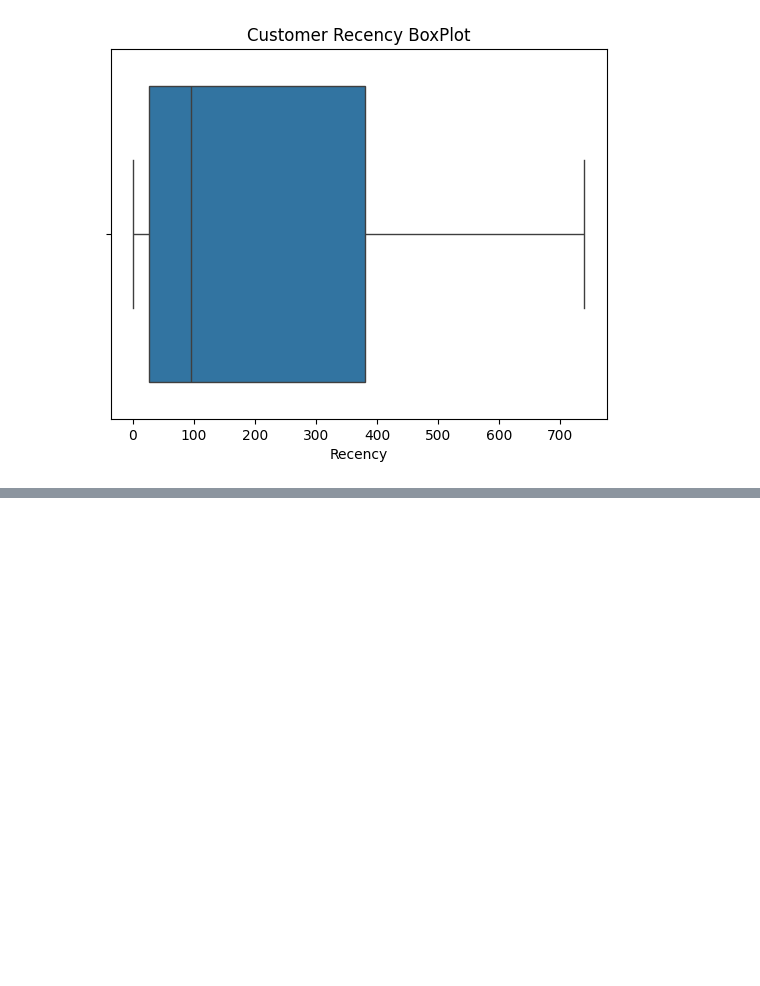
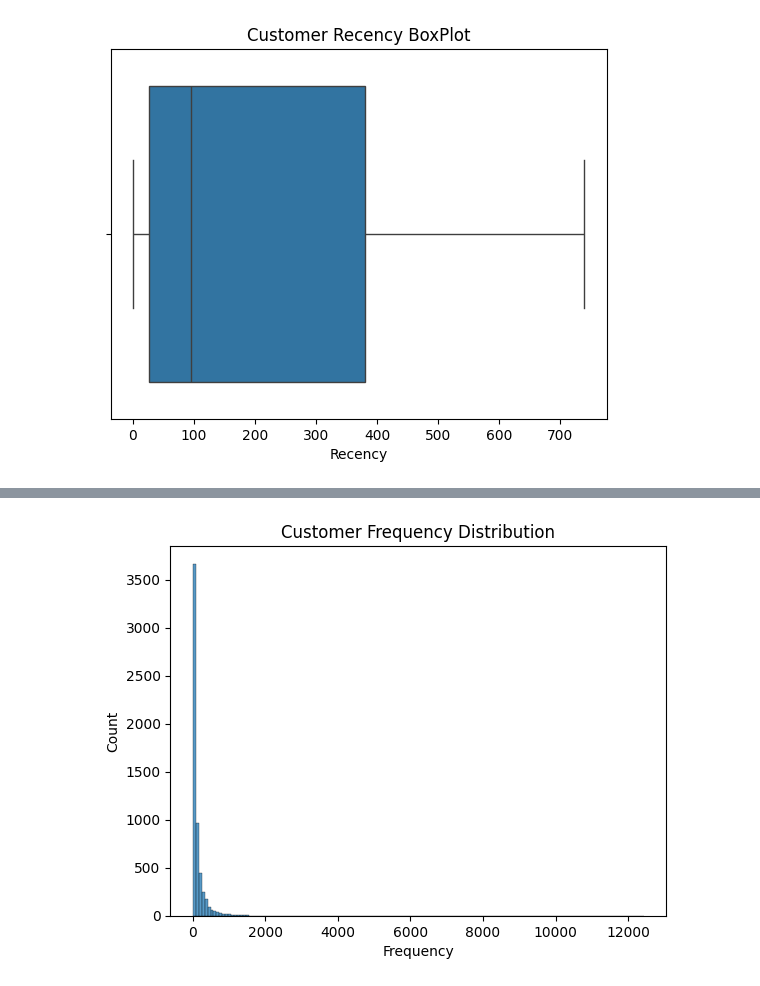
Before and after one commit to AmaKings9/online-retail-customer-analysis, a Jupyter notebook: notebooks/03_eda.ipynb, the cells around one changed output, grey strips where cells are left out. Drawn from its saved outputs; the diff is of its cells as text; code cells hidden in the pictures; blank space fills up the shorter version.

Commit message:
Add frequency distribution analysis plots

```diff
--- a/notebooks/03_eda.ipynb
+++ b/notebooks/03_eda.ipynb
@@ -328,0 +343,6 @@ plt.show()
+# %%
+sns.histplot(x=df_rfm_metrics['Frequency'])
+plt.title("Customer Frequency Distribution")
+plt.show()
+# %% [output]
+[figure, added]
```
Also changed, not shown: parts of 3 cells of this notebook.
